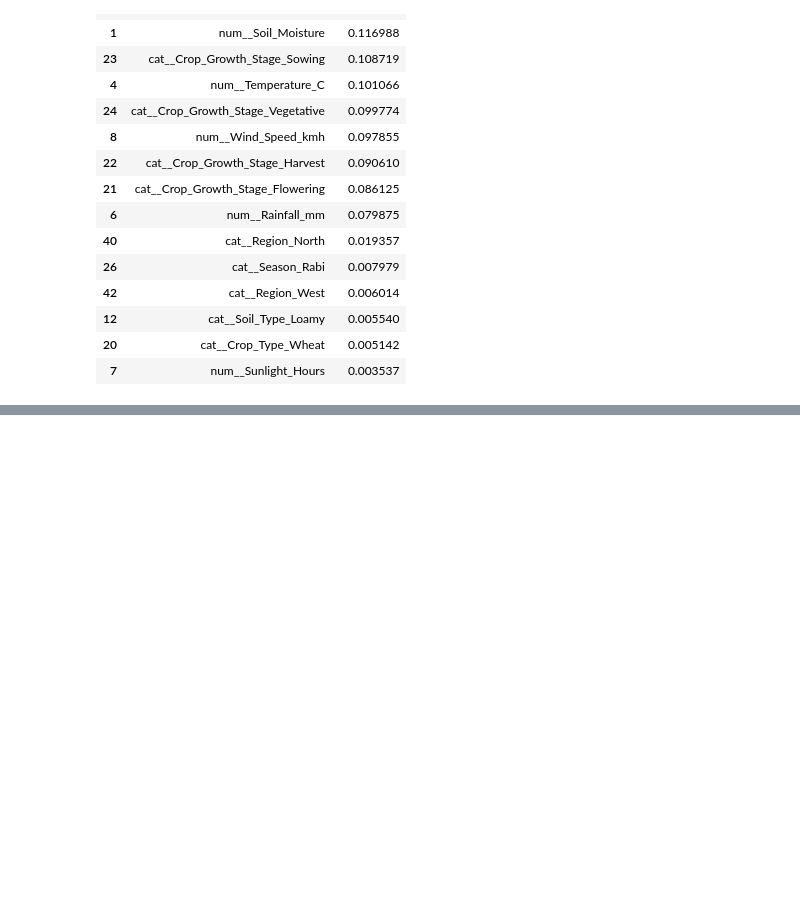
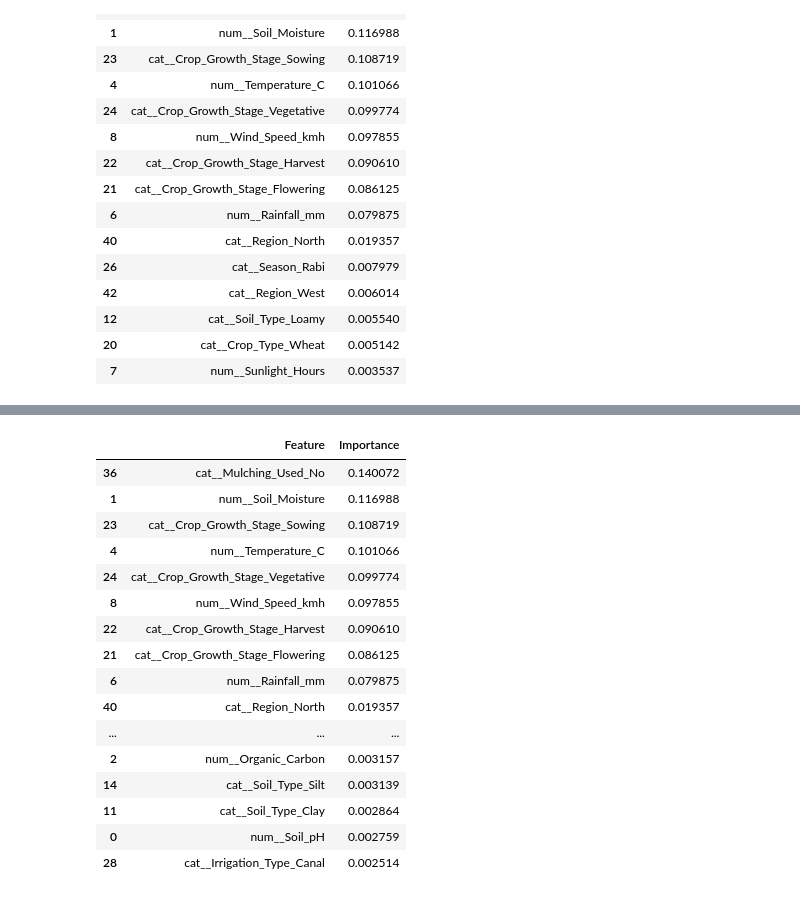
Before and after one commit to Mehar022005/smart-irrigation-system, a Jupyter notebook: ml/notebooks/05_xgboost_training.ipynb, the cells around one changed output, grey strips where cells are left out. Cells and saved outputs as stored; diff of their text form; code cells hidden in the pictures; blank space fills up the shorter version.

```diff
--- a/ml/notebooks/05_xgboost_training.ipynb
+++ b/ml/notebooks/05_xgboost_training.ipynb
@@ -223,0 +241,34 @@ importance_df.head(15)
+# %%
+feature_names = preprocessor.get_feature_names_out()
+# %%
+import pandas as pd
+
+importance_df = pd.DataFrame({
+    "Feature": feature_names,
+    "Importance": model.feature_importances_
+})
+
+importance_df = importance_df.sort_values(
+    by="Importance",
+    ascending=False
+)
+
+importance_df.head(20)
+# %% [output]
+|  | Feature | Importance |
+| 36 | cat__Mulching_Used_No | 0.140072 |
+| 1 | num__Soil_Moisture | 0.116988 |
+| 23 | cat__Crop_Growth_Stage_Sowing | 0.108719 |
+| 4 | num__Temperature_C | 0.101066 |
+| 24 | cat__Crop_Growth_Stage_Vegetative | 0.099774 |
+| 8 | num__Wind_Speed_kmh | 0.097855 |
+| 22 | cat__Crop_Growth_Stage_Harvest | 0.090610 |
+| 21 | cat__Crop_Growth_Stage_Flowering | 0.086125 |
+| 6 | num__Rainfall_mm | 0.079875 |
+| 40 | cat__Region_North | 0.019357 |
+| ... | ... | ... |
+| 2 | num__Organic_Carbon | 0.003157 |
+| 14 | cat__Soil_Type_Silt | 0.003139 |
+| 11 | cat__Soil_Type_Clay | 0.002864 |
+| 0 | num__Soil_pH | 0.002759 |
+| 28 | cat__Irrigation_Type_Canal | 0.002514 |
```
Also changed, not shown: parts of 16 cells of this notebook, 10 other files.
